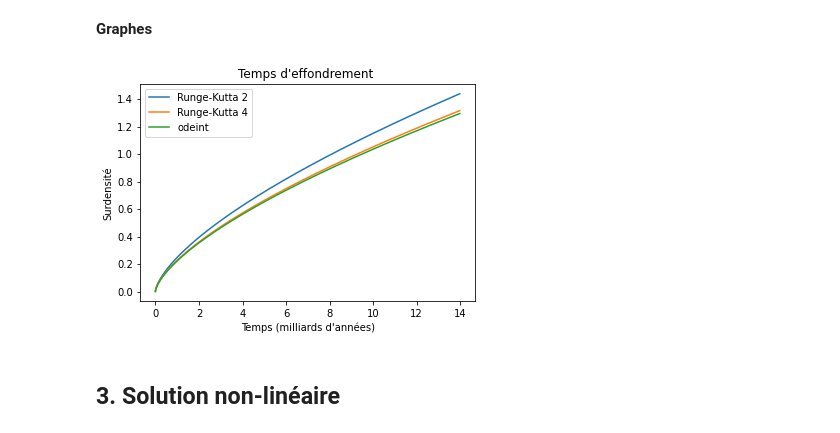
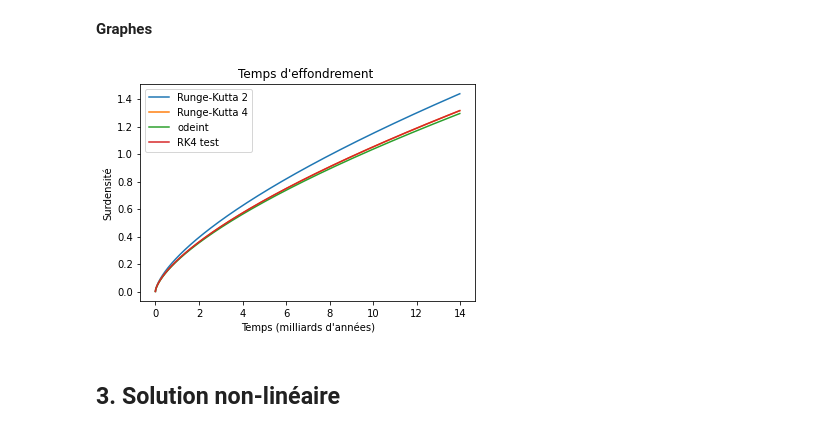
Before and after one commit to lukbrb/effspherique, a Jupyter notebook: Projet1-bis/ProjetNumerique.ipynb, the cells around one changed output. Drawn from its saved outputs; the diff is of its cells as text; code cells hidden in the pictures.

Commit message:
Nouvelle fonction rk4

```diff
--- a/Projet1-bis/ProjetNumerique.ipynb
+++ b/Projet1-bis/ProjetNumerique.ipynb
@@ -115,6 +117,33 @@ def rk4_lin(delta_i, delta_eff):
             temps_eff = ttab[n]
 
     return delta_p, temps_eff
+# %%
+def rk4_test(delta_i, delta_eff):
+
+    delta_p = np.zeros((len(ttab), 2))
+
+    pi = delta_i * H(ti)
+    delta_p[0, 0] = delta_i
+    delta_p[0, 1] = pi
+
+    n, t, t_final = 1, ttab[1], ttab[-1]
+
+    while t < t_final:
+
+        k1 = fonction([delta_p[n - 1, 0], delta_p[n - 1, 1]], t)
+        k2 = fonction([delta_p[n - 1, 0], delta_p[n - 1, 1] + (dt * k1) / 2], t + dt / 2)
+        k3 = fonction([delta_p[n - 1, 0], delta_p[n - 1, 1] + (dt * k2) / 2], t + dt / 2)
+        k4 = fonction([delta_p[n - 1, 0], delta_p[n - 1, 1] + (dt * k3) / 2], t + dt)
+
+        delta_p[n, 1] = delta_p[n - 1, 1] + (dt / 6) * (k1 + 2 * k2 + 2 * k3 + k4)
+        delta_p[n, 0] = delta_p[n - 1, 0] + delta_p[n - 1, 1] * dt
+
+        t = t + dt
+        n += 1
+
+    delta_p[delta_p[:, 0] == 0, 0] = delta_eff
+
+    return delta_p, t
 # %% [markdown]
 **Solutions**
 # %%
@@ -139,0 +169,3 @@ Wall time: 2 ms
+# %%
+%%time
+x_test, t_test = rk4_test(1e-3, 1e4)
@@ -150,14 +184,15 @@ Wall time: 2 ms
 # %%
 plt.title("Temps d'effondrement ")
 plt.plot(ttab_milliard, lin_rk2[:, 0], label='Runge-Kutta 2')
 plt.plot(ttab_milliard, lin_rk4[:, 0], label='Runge-Kutta 4')
 plt.plot(ttab_milliard, y[:, 0], label='odeint')
+plt.plot(ttab_milliard, x_test[:, 0], label='RK4 test')
 plt.xlabel("Temps (milliards d'années)")
 plt.ylabel("Surdensité")
 plt.legend()
 plt.show()
 # %% [output]
-[figure, old version]
+[figure, new version]
 # %% [markdown]
 ## 3. Solution non-linéaire
 # %%
```
Also changed, not shown: parts of 18 cells of this notebook, 1 other file.
